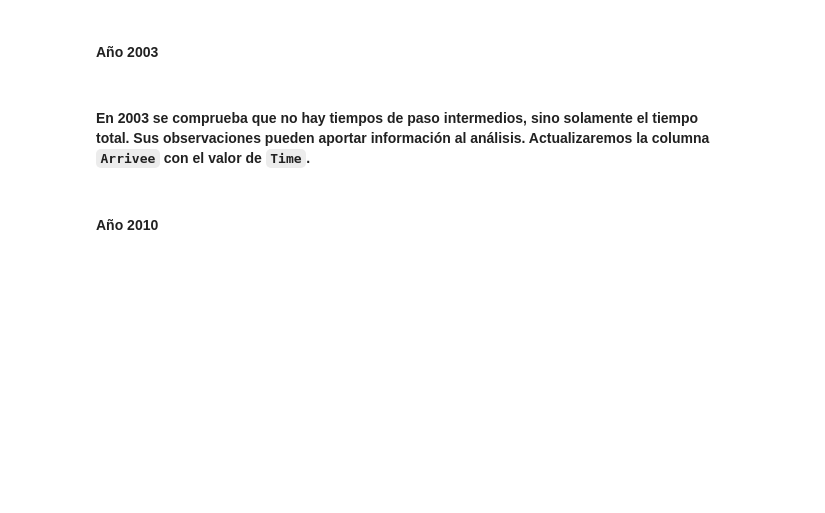
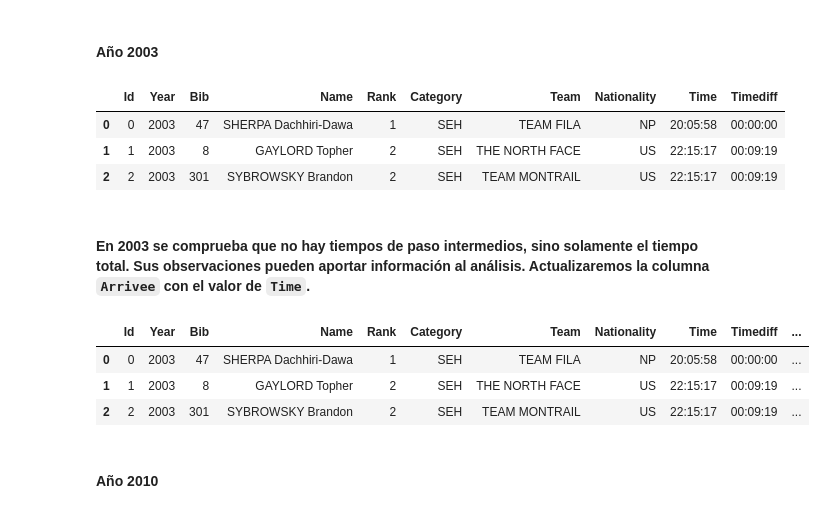
Before and after one commit to pontnou/utmb, a Jupyter notebook: umtb.2.ipynb, the cells around one changed output. Cells and saved outputs as stored; diff of their text form; code cells hidden in the pictures; blank space fills up the shorter version.

````diff
--- a/umtb.2.ipynb
+++ b/umtb.2.ipynb
@@ -108,18 +118,26 @@ display(df.shape)
 # %% [markdown]
  #### Año 2003
 # %%
-# todo uncomment
-# get_year(df, 2003)[:3]
+get_year(df, 2003)[:3]
+# %% [output]
+|  | Id | Year | Bib | Name | Rank | Category | Team | Nationality | Time | Timediff |
+| 0 | 0 | 2003 | 47 | SHERPA Dachhiri-Dawa | 1 | SEH | TEAM FILA | NP | 20:05:58 | 00:00:00 |
+| 1 | 1 | 2003 | 8 | GAYLORD Topher | 2 | SEH | THE NORTH FACE | US | 22:15:17 | 00:09:19 |
+| 2 | 2 | 2003 | 301 | SYBROWSKY Brandon | 2 | SEH | TEAM MONTRAIL | US | 22:15:17 | 00:09:19 |
 # %% [markdown]
- #### En 2003 se comprueba que no hay tiempos de paso intermedios, sino solamente el tiempo total. Sus observaciones pueden aportar información al análisis. Actualizaremos la columna ```Arrivee``` con el valor de ```Time```.
+ #### En 2003 se comprueba que no hay tiempos de paso intermedios, sino solamente el tiempo total. Sus observaciones pueden aportar información al análisis. Actualizaremos la columna `Arrivee` con el valor de `Time`.
 # %%
 # mascara
 # preparasmo una máscara
 mask = df.Year == 2003
 # actualizamos Arrivee
 df.loc[mask, 'Arrivee'] = df.loc[mask, 'Time']
-# todo uncomment
-#get_year(df, 2003)[:3]
+get_year(df, 2003)[:3]
+# %% [output]
+|  | Id | Year | Bib | Name | Rank | Category | Team | Nationality | Time | Timediff | ... |
+| 0 | 0 | 2003 | 47 | SHERPA Dachhiri-Dawa | 1 | SEH | TEAM FILA | NP | 20:05:58 | 00:00:00 | ... |
+| 1 | 1 | 2003 | 8 | GAYLORD Topher | 2 | SEH | THE NORTH FACE | US | 22:15:17 | 00:09:19 | ... |
+| 2 | 2 | 2003 | 301 | SYBROWSKY Brandon | 2 | SEH | TEAM MONTRAIL | US | 22:15:17 | 00:09:19 | ... |
 # %% [markdown]
  #### Año 2010
 # %%
````
Also changed, not shown: parts of 7 cells of this notebook, 2 other files.
